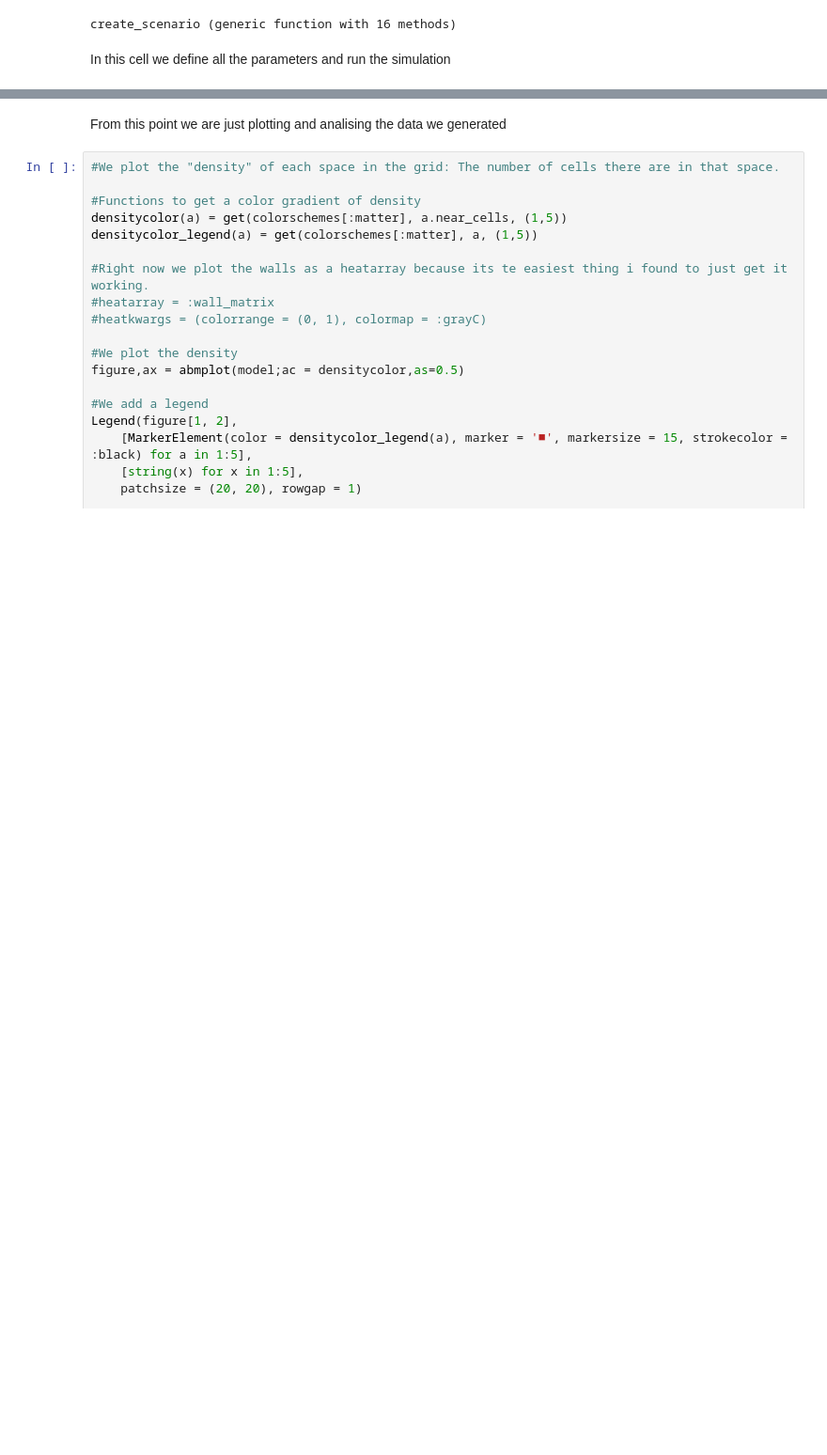
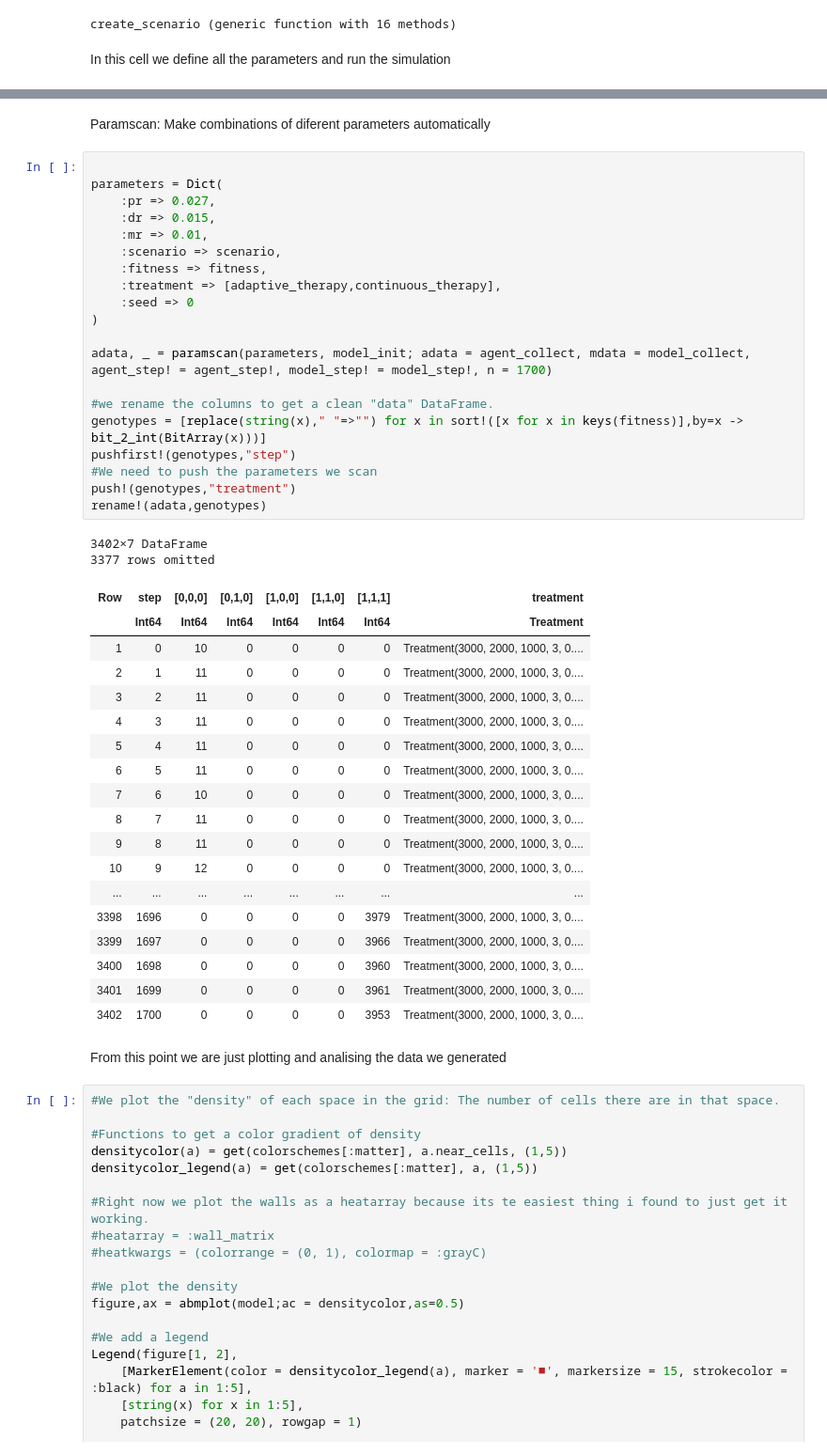
Before and after one commit to YM162/TumorSim, a Jupyter notebook: tumor-sim.ipynb, the cells around one changed output, grey strips where cells are left out. Shown at 94% size. Cells and saved outputs as stored; diff of their text form; blank space fills up the shorter version.

```diff
--- a/tumor-sim.ipynb
+++ b/tumor-sim.ipynb
@@ -95,3 +85,46 @@ AgentBasedModel with 10 agents of type Cell
+# %% [markdown]
+Paramscan: Make combinations of diferent parameters automatically
+# %%
+
+parameters = Dict(
+    :pr => 0.027,
+    :dr => 0.015,
+    :mr => 0.01,
+    :scenario => scenario,
+    :fitness => fitness,
+    :treatment => [adaptive_therapy,continuous_therapy],
+    :seed => 0
+)
+
+adata, _ = paramscan(parameters, model_init; adata = agent_collect, mdata = model_collect, agent_step! = agent_step!, model_step! = model_step!, n = 1700)
+
+#we rename the columns to get a clean "data" DataFrame.
+genotypes = [replace(string(x)," "=>"") for x in sort!([x for x in keys(fitness)],by=x -> bit_2_int(BitArray(x)))]
+pushfirst!(genotypes,"step")
+#We need to push the parameters we scan
+push!(genotypes,"treatment")
+rename!(adata,genotypes)
+# %% [output]
+3402×7 DataFrame
+3377 rows omitted
+| Row | step | [0,0,0] | [0,1,0] | [1,0,0] | [1,1,0] | [1,1,1] | treatment |
+|  | Int64 | Int64 | Int64 | Int64 | Int64 | Int64 | Treatment |
+| 1 | 0 | 10 | 0 | 0 | 0 | 0 | Treatment(3000, 2000, 1000, 3, 0.... |
+| 2 | 1 | 11 | 0 | 0 | 0 | 0 | Treatment(3000, 2000, 1000, 3, 0.... |
+| 3 | 2 | 11 | 0 | 0 | 0 | 0 | Treatment(3000, 2000, 1000, 3, 0.... |
+| 4 | 3 | 11 | 0 | 0 | 0 | 0 | Treatment(3000, 2000, 1000, 3, 0.... |
+| 5 | 4 | 11 | 0 | 0 | 0 | 0 | Treatment(3000, 2000, 1000, 3, 0.... |
+| 6 | 5 | 11 | 0 | 0 | 0 | 0 | Treatment(3000, 2000, 1000, 3, 0.... |
+| 7 | 6 | 10 | 0 | 0 | 0 | 0 | Treatment(3000, 2000, 1000, 3, 0.... |
+| 8 | 7 | 11 | 0 | 0 | 0 | 0 | Treatment(3000, 2000, 1000, 3, 0.... |
+| 9 | 8 | 11 | 0 | 0 | 0 | 0 | Treatment(3000, 2000, 1000, 3, 0.... |
+| 10 | 9 | 12 | 0 | 0 | 0 | 0 | Treatment(3000, 2000, 1000, 3, 0.... |
+| ... | ... | ... | ... | ... | ... | ... | ... |
+| 3398 | 1696 | 0 | 0 | 0 | 0 | 3979 | Treatment(3000, 2000, 1000, 3, 0.... |
+| 3399 | 1697 | 0 | 0 | 0 | 0 | 3966 | Treatment(3000, 2000, 1000, 3, 0.... |
+| 3400 | 1698 | 0 | 0 | 0 | 0 | 3960 | Treatment(3000, 2000, 1000, 3, 0.... |
+| 3401 | 1699 | 0 | 0 | 0 | 0 | 3961 | Treatment(3000, 2000, 1000, 3, 0.... |
+| 3402 | 1700 | 0 | 0 | 0 | 0 | 3953 | Treatment(3000, 2000, 1000, 3, 0.... |
 # %% [markdown]
 From this point we are just plotting and analising the data we generated
 # %%
```
Also changed, not shown: parts of 5 cells of this notebook, 21 other files.
